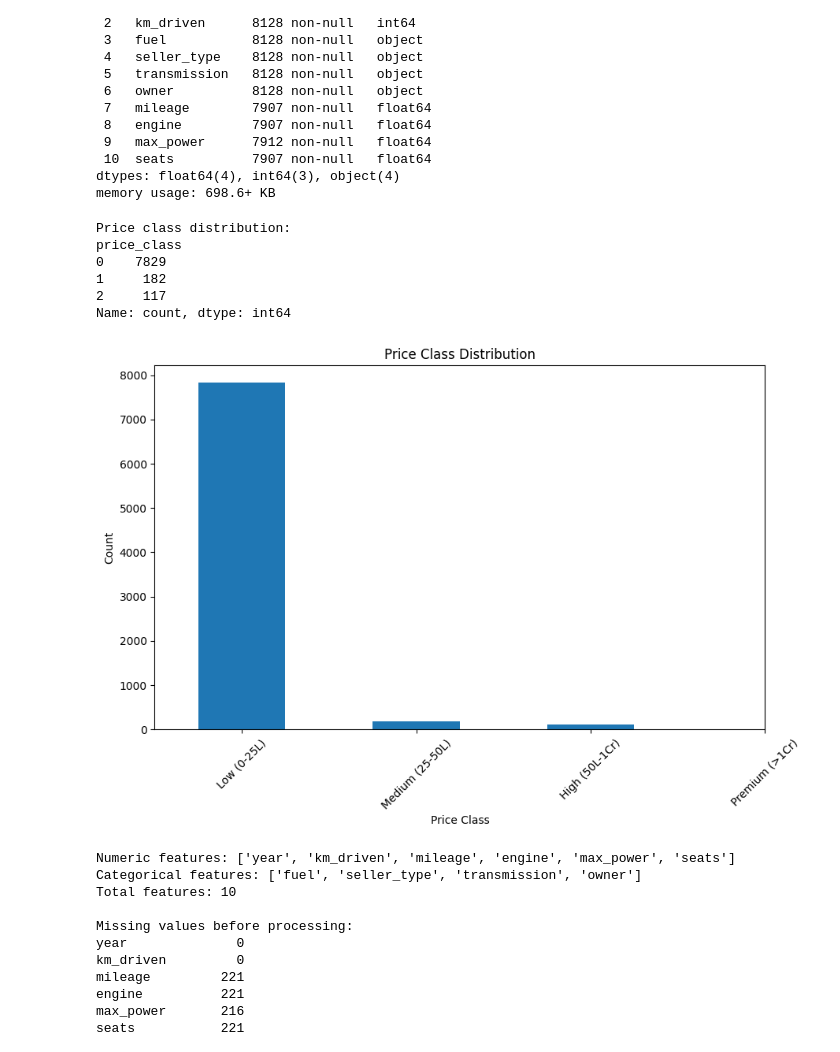
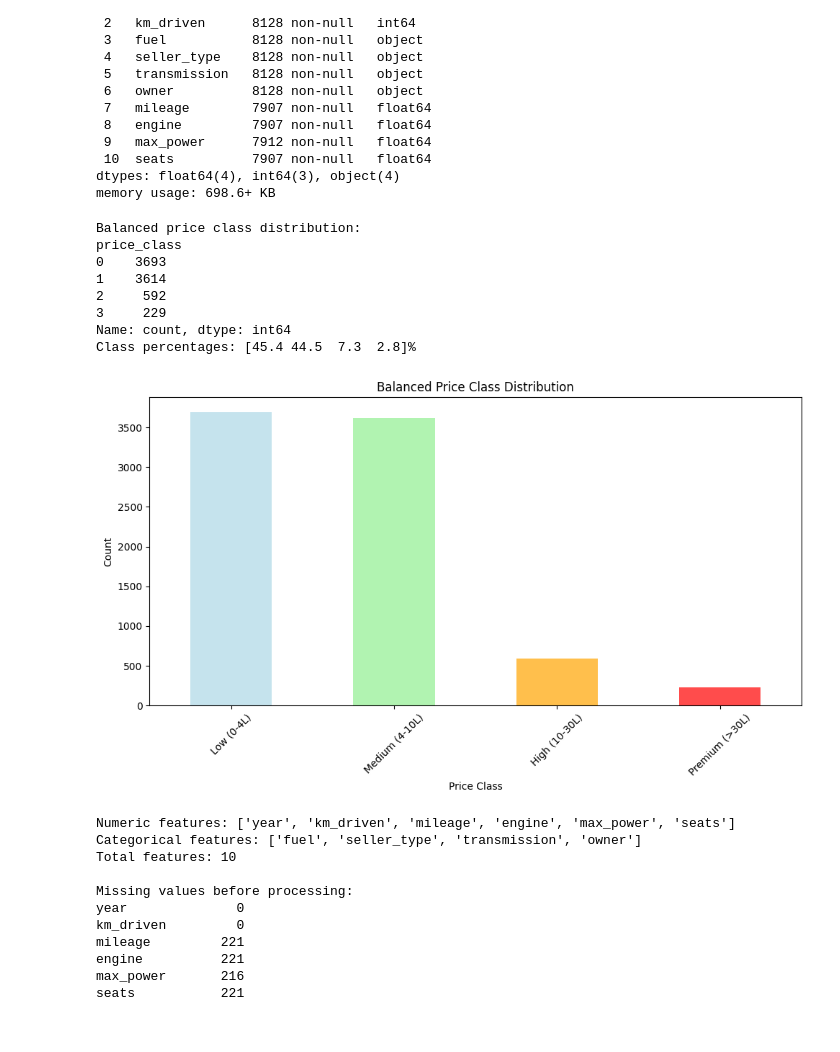
Before and after one commit to shadowsilence94/A3_car_price_predict, a Jupyter notebook: A3_car_price_classification.ipynb, the cells around one changed output. Cells and saved outputs as stored; diff of their text form; code cells hidden in the pictures.

```diff
--- a/A3_car_price_classification.ipynb
+++ b/A3_car_price_classification.ipynb
@@ -89,38 +89,43 @@ Data columns (total 11 columns):
 dtypes: float64(4), int64(3), object(4)
 memory usage: 698.6+ KB
 # %%
-# Create price classes for classification
+# Create balanced price classes for classification
 def classify_price(price):
-    if price <= 2500000:  # 25 Lakh
+    if price <= 400000:  # 0-4L
         return 0  # Low
-    elif price <= 5000000:  # 50 Lakh
+    elif price <= 1000000:  # 4-10L
         return 1  # Medium
-    elif price <= 10000000:  # 1 Crore
+    elif price <= 3000000:  # 10L-30L
         return 2  # High
-    else:
+    else:  # >30L
         return 3  # Premium
 
-data['price_class'] = data['selling_price'].apply(classify_price)
+data["price_class"] = data["selling_price"].apply(classify_price)
 
-print("Price class distribution:")
-print(data['price_class'].value_counts().sort_index())
+print("Balanced price class distribution:")
+class_counts = data["price_class"].value_counts().sort_index()
+print(class_counts)
+print(f"Class percentages: {(class_counts.values / len(data) * 100).round(1)}%")
 
-# Visualize price class distribution
+# Visualize balanced price class distribution
 plt.figure(figsize=(10, 6))
-data['price_class'].value_counts().sort_index().plot(kind='bar')
-plt.title('Price Class Distribution')
-plt.xlabel('Price Class')
-plt.ylabel('Count')
-plt.xticks([0, 1, 2, 3], ['Low (0-25L)', 'Medium (25-50L)', 'High (50L-1Cr)', 'Premium (>1Cr)'], rotation=45)
+class_counts.plot(kind="bar", color=["lightblue", "lightgreen", "orange", "red"], alpha=0.7)
+plt.title("Balanced Price Class Distribution")
+plt.xlabel("Price Class")
+plt.ylabel("Count")
+plt.xticks([0, 1, 2, 3], ["Low (0-4L)", "Medium (4-10L)", "High (10-30L)", "Premium (>30L)"], rotation=45)
+plt.tight_layout()
 plt.show()
 # %% [output]
-Price class distribution:
+Balanced price class distribution:
 price_class
-0    7829
-1     182
-2     117
+0    3693
+1    3614
+2     592
+3     229
 Name: count, dtype: int64
+Class percentages: [45.4 44.5  7.3  2.8]%
-[figure, old version]
+[figure, new version]
 # %%
 # Define feature columns (same as original)
 numeric_columns = ['year', 'km_driven', 'mileage', 'engine', 'max_power', 'seats']
```
Also changed, not shown: parts of 10 cells of this notebook, 9 other files.
